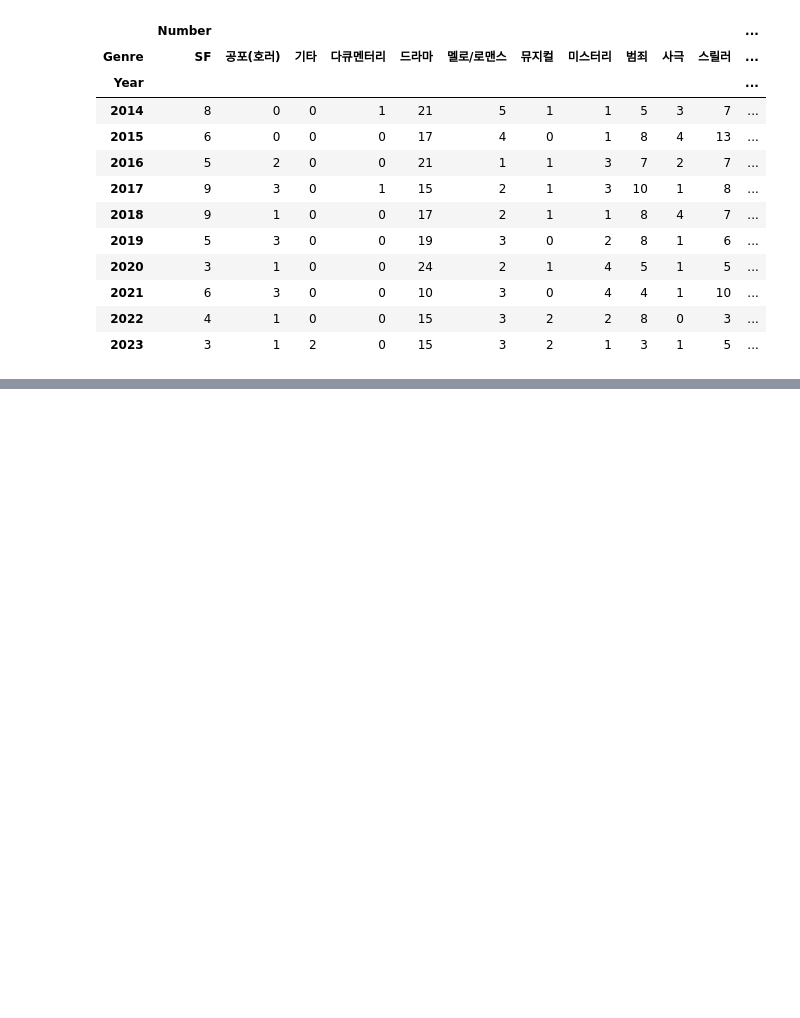
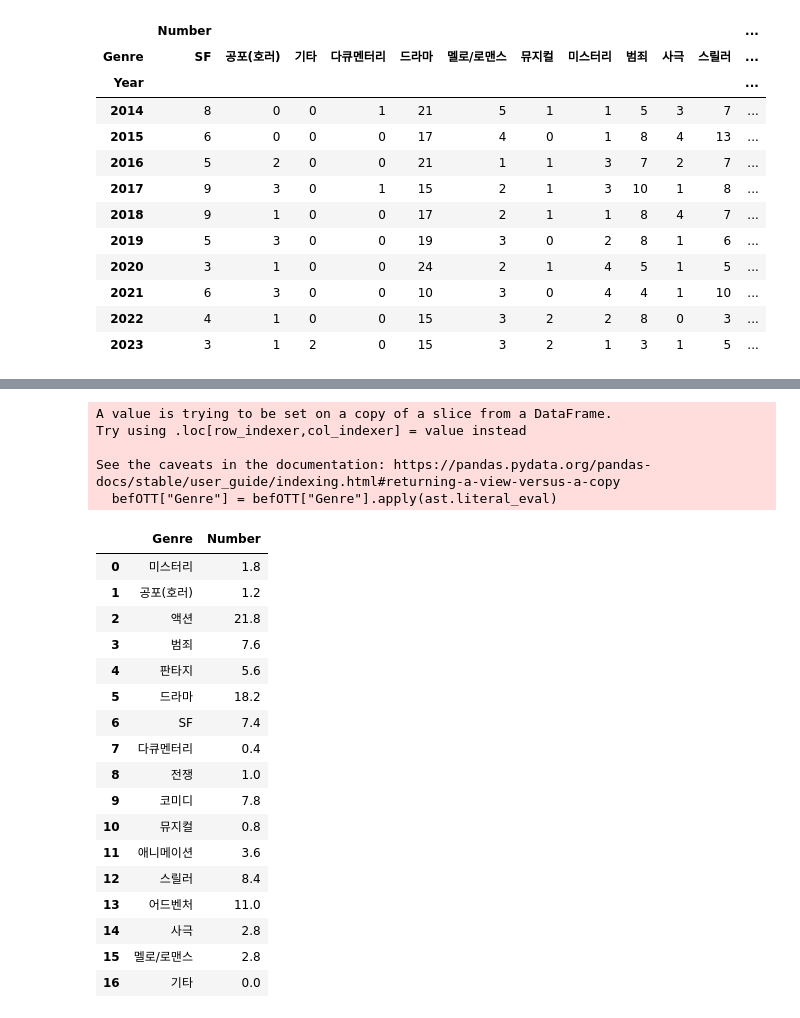
Before and after one commit to addinedu-ros-8th/eda-repo-1, a Jupyter notebook: src/ott_yearly_genre_analysis.ipynb, the cells around one changed output, grey strips where cells are left out. Saved outputs shown, nothing was run; the diff lists cells and outputs as text; code cells hidden in the pictures; blank space fills up the shorter version.

```diff
--- a/src/ott_yearly_genre_analysis.ipynb
+++ b/src/ott_yearly_genre_analysis.ipynb
@@ -171,0 +177,41 @@ genre_total
+# %%
+numOfGenreBefOTT = []
+
+befOTT = raw_data[(raw_data["Year"] >= 2014) & (raw_data["Year"] <= 2018)]
+
+befOTT["Genre"] = befOTT["Genre"].apply(ast.literal_eval)
+all_genres = befOTT["Genre"].explode()
+
+
+for genre in genres:
+    count = all_genres[all_genres == genre].count()
+    count = count/5
+    numOfGenreBefOTT.append(count)
+
+data = {"Genre" : genres, "Number" : numOfGenreBefOTT}
+num_of_genre_bef_ott = pd.DataFrame(data)
+num_of_genre_bef_ott
+# %% [output]
+A value is trying to be set on a copy of a slice from a DataFrame.
+Try using .loc[row_indexer,col_indexer] = value instead
+
+See the caveats in the documentation: https://pandas.pydata.org/pandas-docs/stable/user_guide/indexing.html#returning-a-view-versus-a-copy
+  befOTT["Genre"] = befOTT["Genre"].apply(ast.literal_eval)
+|  | Genre | Number |
+| 0 | 미스터리 | 1.8 |
+| 1 | 공포(호러) | 1.2 |
+| 2 | 액션 | 21.8 |
+| 3 | 범죄 | 7.6 |
+| 4 | 판타지 | 5.6 |
+| 5 | 드라마 | 18.2 |
+| 6 | SF | 7.4 |
+| 7 | 다큐멘터리 | 0.4 |
+| 8 | 전쟁 | 1.0 |
+| 9 | 코미디 | 7.8 |
+| 10 | 뮤지컬 | 0.8 |
+| 11 | 애니메이션 | 3.6 |
+| 12 | 스릴러 | 8.4 |
+| 13 | 어드벤처 | 11.0 |
+| 14 | 사극 | 2.8 |
+| 15 | 멜로/로맨스 | 2.8 |
+| 16 | 기타 | 0.0 |
```
Also changed, not shown: parts of 2 cells of this notebook.
